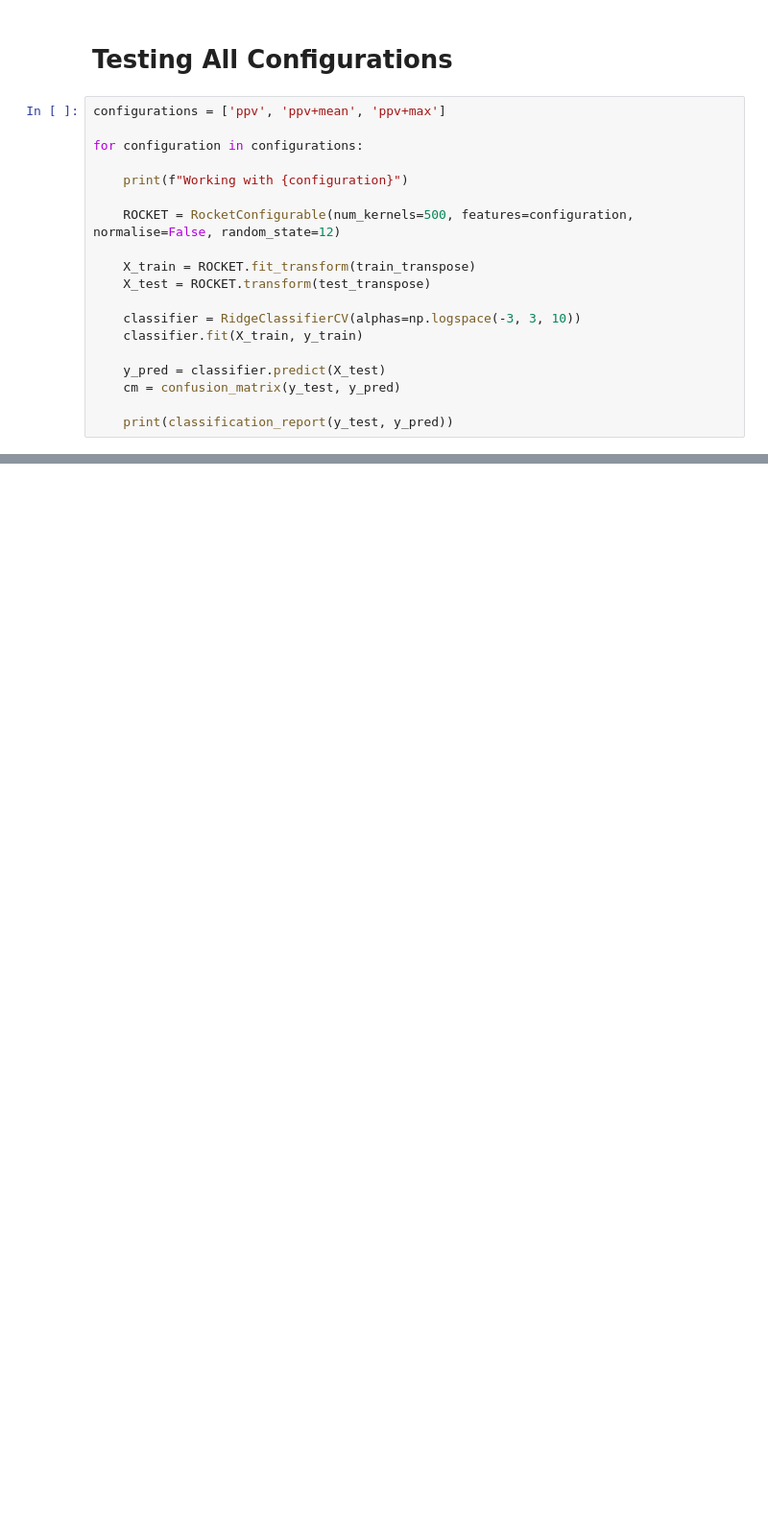
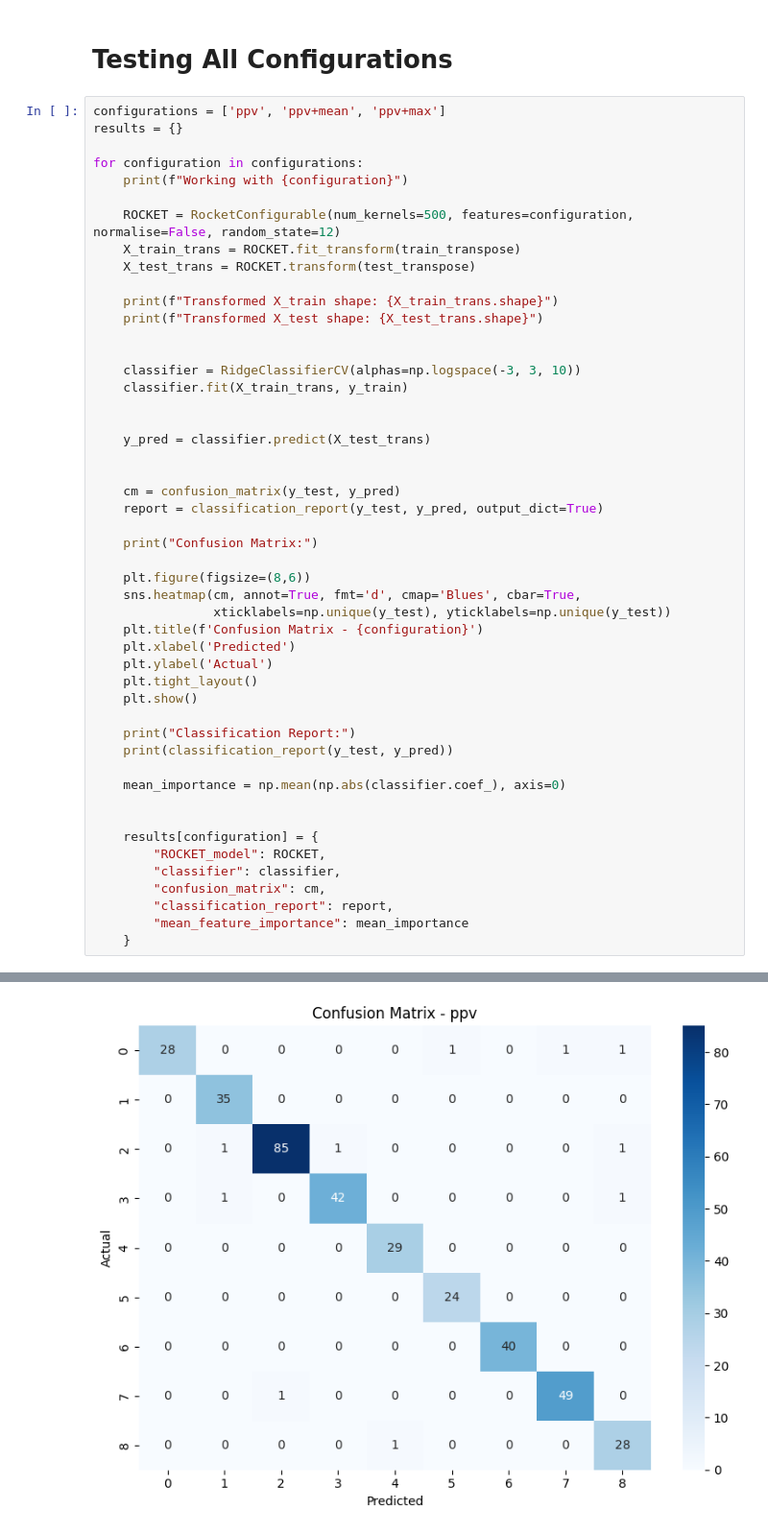
Before and after one commit to NikiLalev/advanced_ml_project, a Jupyter notebook: ROCKET.ipynb, the cells around one changed output, grey strips where cells are left out. Shown at 96% size. Cells and saved outputs as stored; diff of their text form; blank space fills up the shorter version.

Commit message:
results

```diff
--- a/ROCKET.ipynb
+++ b/ROCKET.ipynb
@@ -233,20 +298,51 @@ plt.show()
 # Testing All Configurations
 # %%
 configurations = ['ppv', 'ppv+mean', 'ppv+max']
+results = {}
 
 for configuration in configurations:
-
     print(f"Working with {configuration}")
 
     ROCKET = RocketConfigurable(num_kernels=500, features=configuration, normalise=False, random_state=12)
+    X_train_trans = ROCKET.fit_transform(train_transpose)
+    X_test_trans = ROCKET.transform(test_transpose)
 
-    X_train = ROCKET.fit_transform(train_transpose)
-    X_test = ROCKET.transform(test_transpose)
+    print(f"Transformed X_train shape: {X_train_trans.shape}")
+    print(f"Transformed X_test shape: {X_test_trans.shape}")
+
 
     classifier = RidgeClassifierCV(alphas=np.logspace(-3, 3, 10))
-    classifier.fit(X_train, y_train)
+    classifier.fit(X_train_trans, y_train)
 
-    y_pred = classifier.predict(X_test)
+
+    y_pred = classifier.predict(X_test_trans)
+
+
     cm = confusion_matrix(y_test, y_pred)
+    report = classification_report(y_test, y_pred, output_dict=True)
 
+    print("Confusion Matrix:")
+
+    plt.figure(figsize=(8,6))
+    sns.heatmap(cm, annot=True, fmt='d', cmap='Blues', cbar=True,
+                xticklabels=np.unique(y_test), yticklabels=np.unique(y_test))
+    plt.title(f'Confusion Matrix - {configuration}')
+    plt.xlabel('Predicted')
+    plt.ylabel('Actual')
+    plt.tight_layout()
+    plt.show()
+
+    print("Classification Report:")
     print(classification_report(y_test, y_pred))
+
+    mean_importance = np.mean(np.abs(classifier.coef_), axis=0)
+
+
+    results[configuration] = {
+        "ROCKET_model": ROCKET,
+        "classifier": classifier,
+        "confusion_matrix": cm,
+        "classification_report": report,
+        "mean_feature_importance": mean_importance
+    }
+# %% [output]
@@ -252,0 +353 @@ for configuration in configurations:
+[figure, added]
```
Also changed, not shown: parts of 8 cells of this notebook.
